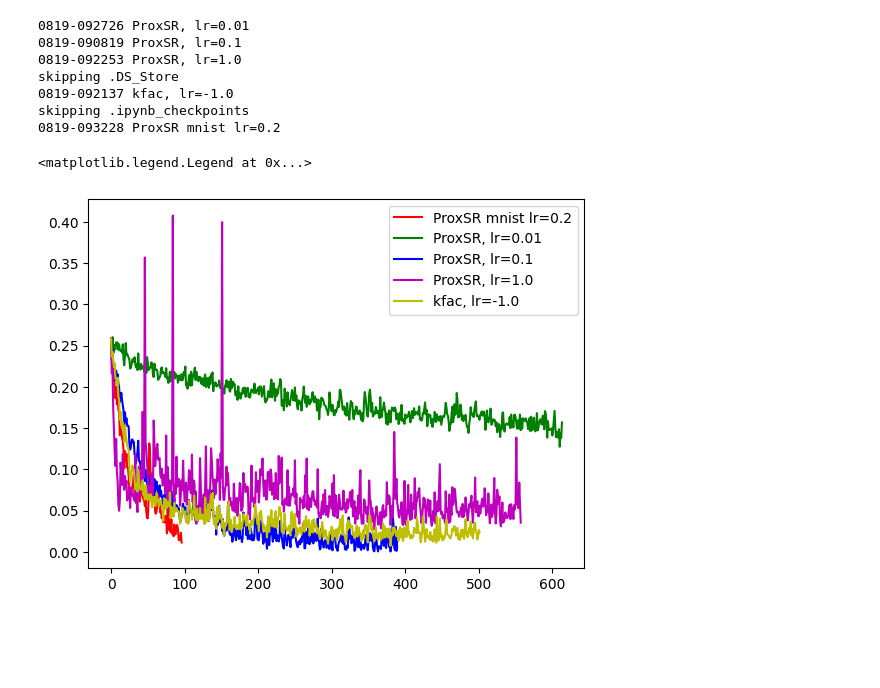
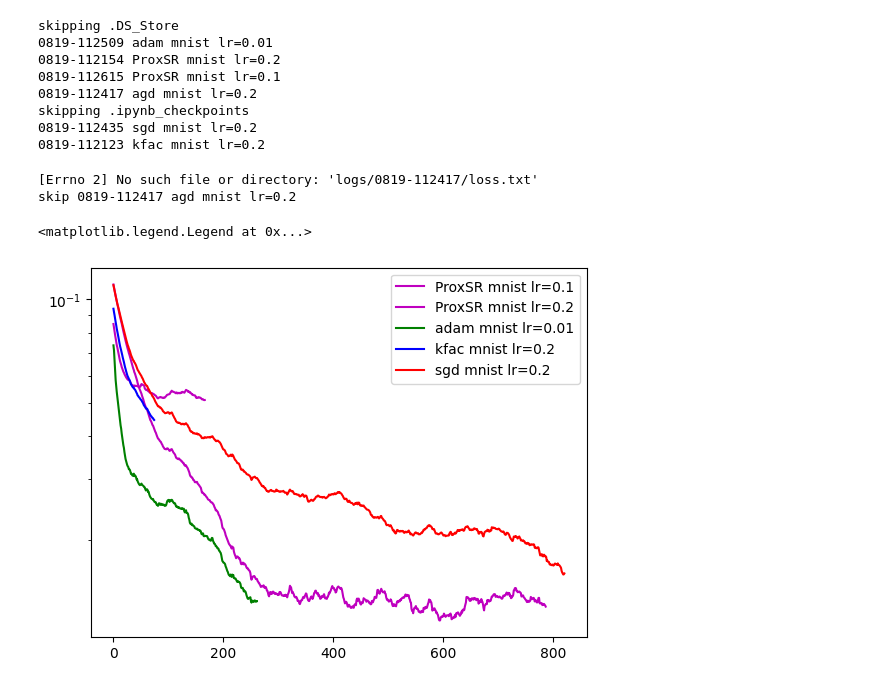
Before and after one commit to nilin/srgeneral, a Jupyter notebook: plot.ipynb, the cells around one changed output. Drawn from its saved outputs; the diff is of its cells as text; code cells hidden in the pictures; blank space fills up the shorter version.

```diff
--- a/plot.ipynb
+++ b/plot.ipynb
@@ -22,35 +22,52 @@ for r in runs_:
         print('skipping '+r)
 
 runs=dict(sorted(runs.items(),key=lambda a:a[1]))
+
+runs={k:v for k,v in runs.items() if 'mnist' in v}
 # %% [output]
-0819-092726 ProxSR, lr=0.01
-0819-090819 ProxSR, lr=0.1
-0819-092253 ProxSR, lr=1.0
 skipping .DS_Store
-0819-092137 kfac, lr=-1.0
+0819-112509 adam mnist lr=0.01
+0819-112154 ProxSR mnist lr=0.2
+0819-112615 ProxSR mnist lr=0.1
+0819-112417 agd mnist lr=0.2
 skipping .ipynb_checkpoints
-0819-093228 ProxSR mnist lr=0.2
+0819-112435 sgd mnist lr=0.2
+0819-112123 kfac mnist lr=0.2
+# %%
+def getcolor(r):
+    if 'ProxSR' in r:
+        return 'm'
+    if 'adam' in r:
+        return 'g'
+    if 'sgd' in r:
+        return 'r'
+    if 'kfac' in r:
+        return 'b'
+    return 'k'
 # %%
 def smooth(y,k=10):
     s=np.ones((k,))/k
     return np.convolve(y,s,mode='valid')
 
 def getenergies(run):
     with open(os.path.join(root,run,'loss.txt'),'r') as f:
         return np.array([float(l) for l in f])
 
 colors=['r','g','b','m','y','c','orange','brown']*2
 alphas=[1]*10
 linestyles=['-']*10
 
 for (r,n),c,ls,a in zip(runs.items(),colors,linestyles,alphas):
     try:
-        plt.plot(smooth(getenergies(r),k=1),label=n,color=c,ls=ls,alpha=a)
+        plt.plot(smooth(getenergies(r),k=100),label=n,color=getcolor(n),ls=ls,alpha=a)
     except Exception as e:
         print(e)
         print('skip',r,n)
 
+plt.yscale('log')
 plt.legend()
 # %% [output]
-<matplotlib.legend.Legend at 0x...>
+[Errno 2] No such file or directory: 'logs/0819-112417/loss.txt'
+skip 0819-112417 agd mnist lr=0.2
+<matplotlib.legend.Legend at 0x...>
-[figure, old version]
+[figure, new version]
```
Also changed, not shown: 5 other files.
